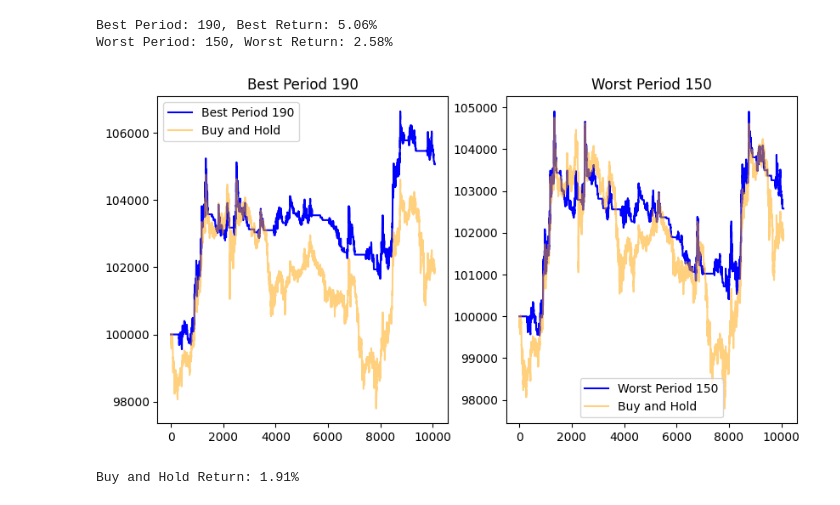
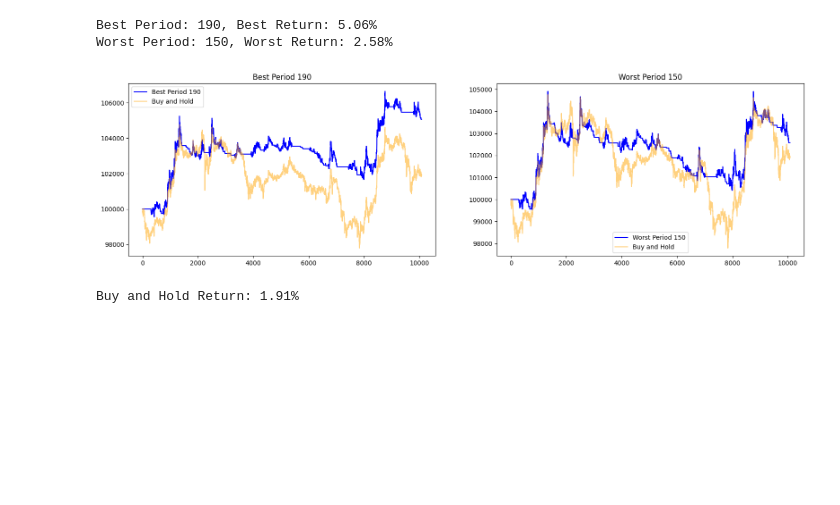
Before and after one commit to ChunweiShi/Binance-Backtest, a Jupyter notebook: binance/data.ipynb, the cells around one changed output. Drawn from its saved outputs; the diff is of its cells as text; code cells hidden in the pictures; blank space fills up the shorter version.

```diff
--- a/binance/data.ipynb
+++ b/binance/data.ipynb
@@ -57,35 +57,35 @@ for period in range(150, 201):
 print(f"Best Period: {best_period}, Best Return: {best_return:.2%}")
 print(f"Worst Period: {worst_period}, Worst Return: {worst_return:.2%}")
 
 # After loading the data, calculate 'buy and hold' equity curve
 initial_btc_for_hold = 100000 / df['Close'][0]
 df['hold_value'] = initial_btc_for_hold * df['Close']
 
-plt.figure(figsize=(15, 5))
+plt.figure(figsize=(30, 5))
 
 # Best strategy subplot
 plt.subplot(1, 3, 1)
 plt.plot(best_capital_history, label=f'Best Period {best_period}', color='blue')
 plt.plot(df['hold_value'], label='Buy and Hold', color='orange', alpha=0.5)  # Adding the buy and hold curve
 plt.title(f'Best Period {best_period}')
 plt.legend()
 
 # Worst strategy subplot
 plt.subplot(1, 3, 2)
 plt.plot(worst_capital_history, label=f'Worst Period {worst_period}', color='blue')
 plt.plot(df['hold_value'], label='Buy and Hold', color='orange', alpha=0.5)  # Adding the buy and hold curve
 plt.title(f'Worst Period {worst_period}')
 plt.legend()
 
 plt.show()
 
 # Print the 'buy and hold' return
 buy_and_hold_return = (df['hold_value'].iloc[-1] - 100000) / 100000
 print(f"Buy and Hold Return: {buy_and_hold_return:.2%}")
 # %% [output]
 Best Period: 190, Best Return: 5.06%
 Worst Period: 150, Worst Return: 2.58%
-[figure, old version]
+[figure, new version]
 Buy and Hold Return: 1.91%
 # %%
 df.head()
```
